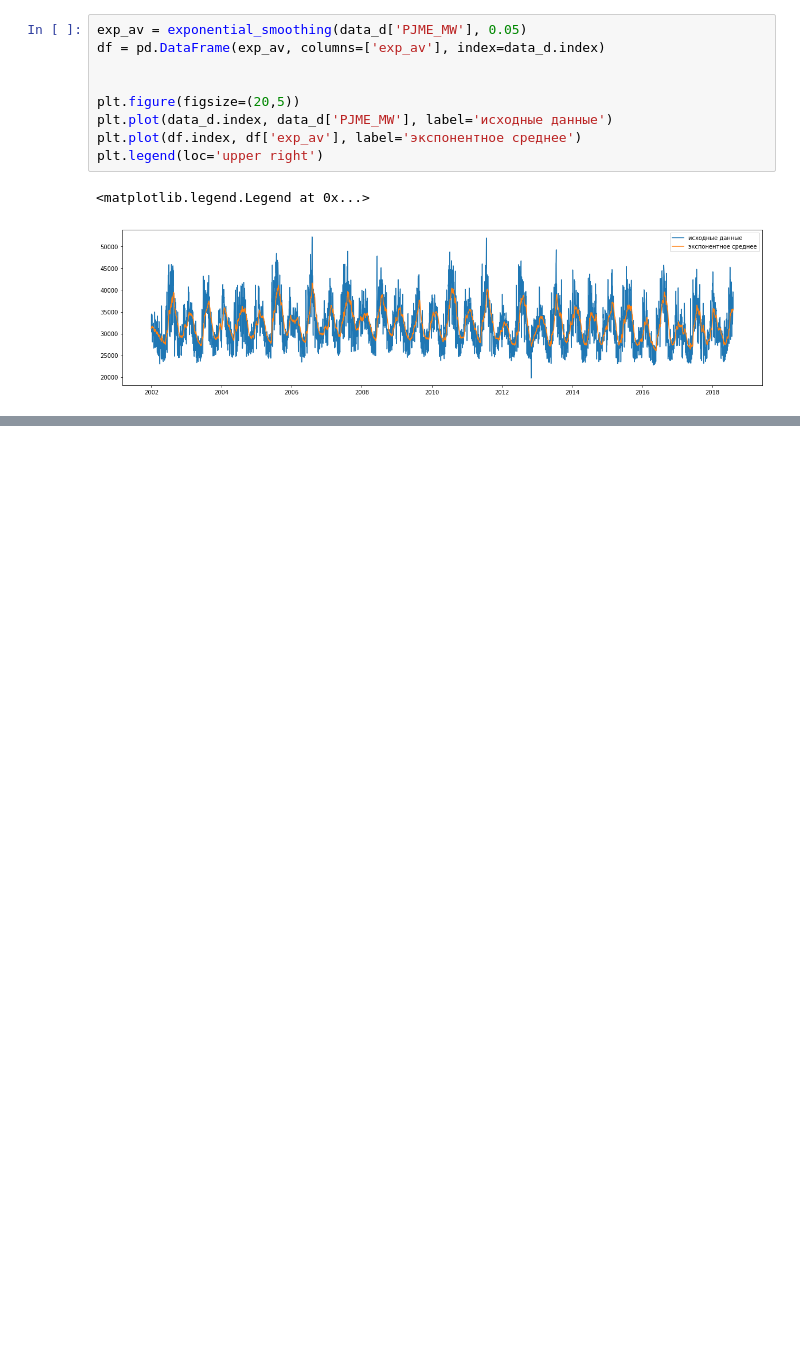
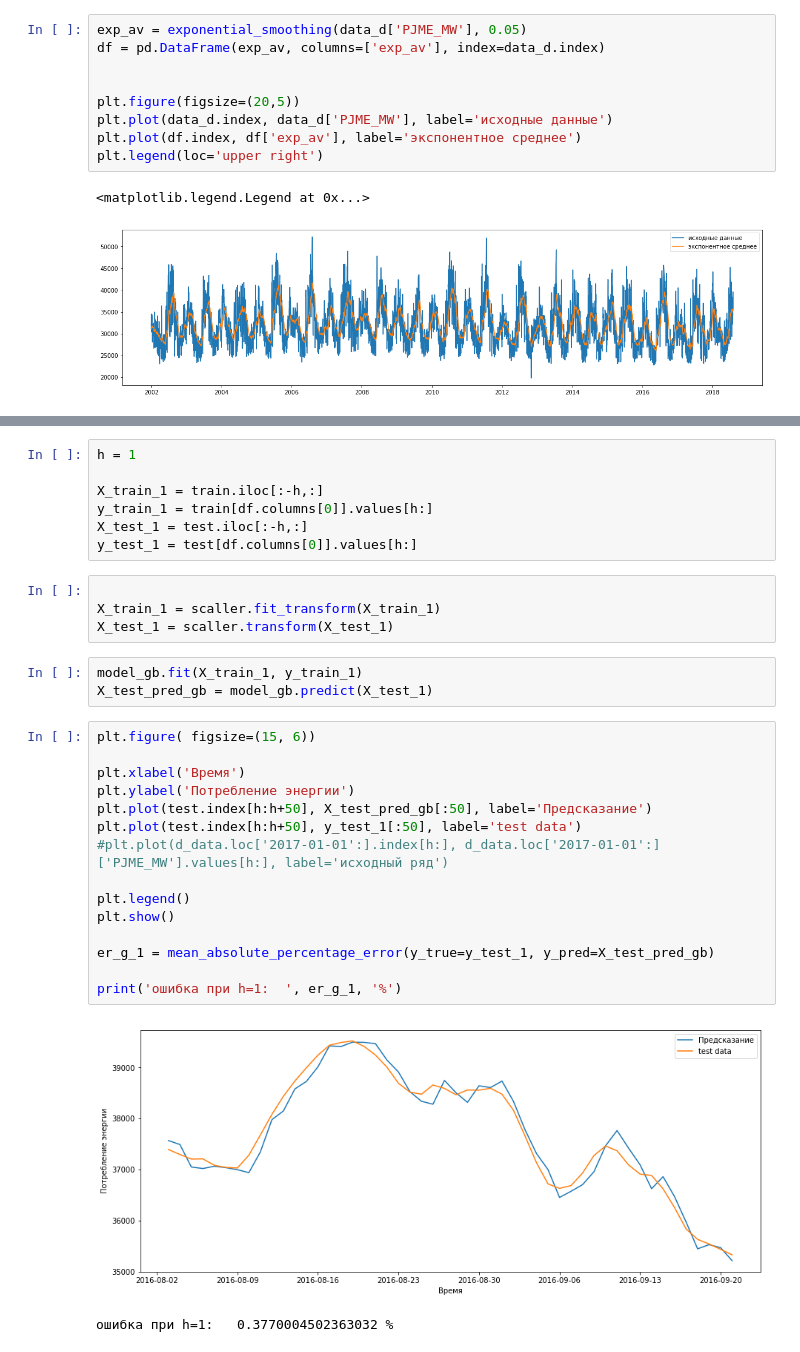
Before and after one commit to daniilstv/ML_in_business, a Jupyter notebook: lesson2_hw.ipynb, the cells around one changed output, grey strips where cells are left out. Cells and saved outputs as stored; diff of their text form; blank space fills up the shorter version.

```diff
--- a/lesson2_hw.ipynb
+++ b/lesson2_hw.ipynb
@@ -245,0 +162,32 @@ train, test = split_data_b(df_exp, '2017-01-01')
+# %%
+h = 1
+
+X_train_1 = train.iloc[:-h,:]
+y_train_1 = train[df.columns[0]].values[h:]
+X_test_1 = test.iloc[:-h,:]
+y_test_1 = test[df.columns[0]].values[h:]
+# %%
+
+X_train_1 = scaller.fit_transform(X_train_1)
+X_test_1 = scaller.transform(X_test_1)
+# %%
+model_gb.fit(X_train_1, y_train_1)
+X_test_pred_gb = model_gb.predict(X_test_1)
+# %%
+plt.figure( figsize=(15, 6))
+
+plt.xlabel('Время')
+plt.ylabel('Потребление энергии')
+plt.plot(test.index[h:h+50], X_test_pred_gb[:50], label='Предсказание')
+plt.plot(test.index[h:h+50], y_test_1[:50], label='test data')
+#plt.plot(d_data.loc['2017-01-01':].index[h:], d_data.loc['2017-01-01':]['PJME_MW'].values[h:], label='исходный ряд')
+
+plt.legend()
+plt.show()
+
+er_g_1 = mean_absolute_percentage_error(y_true=y_test_1, y_pred=X_test_pred_gb)
+
+print('ошибка при h=1:  ', er_g_1, '%')
+# %% [output]
+[figure, added]
+ошибка при h=1:   0.3770004502363032 %
```
Also changed, not shown: parts of 20 cells of this notebook.
